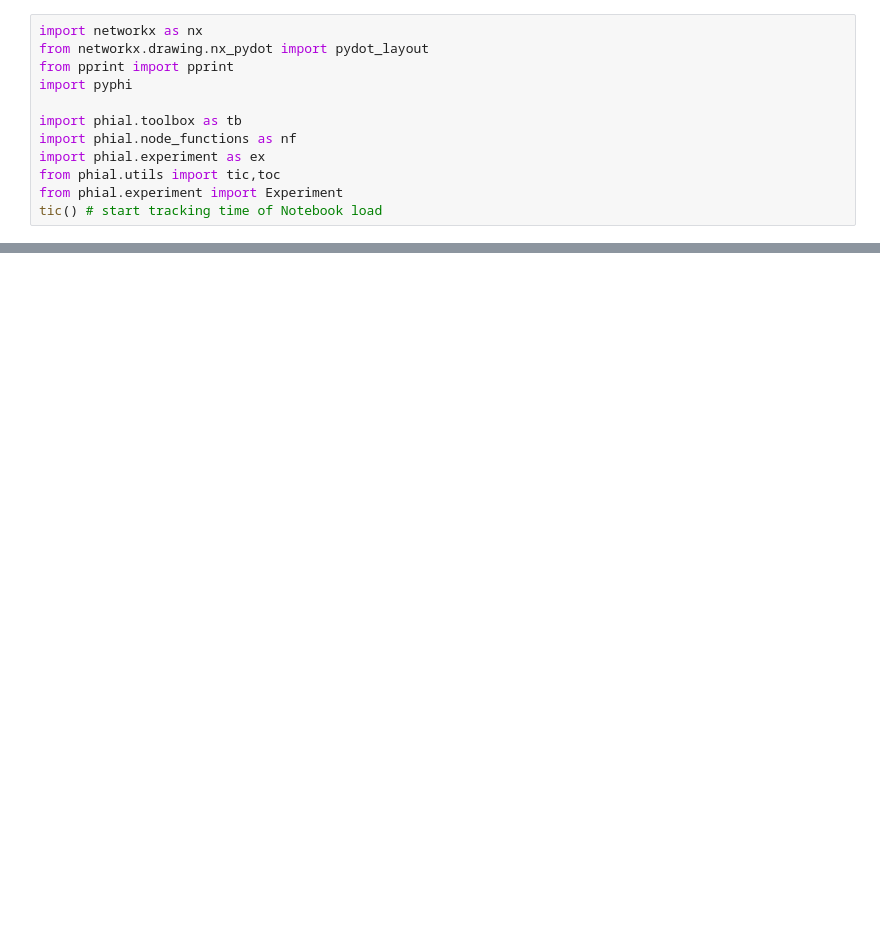
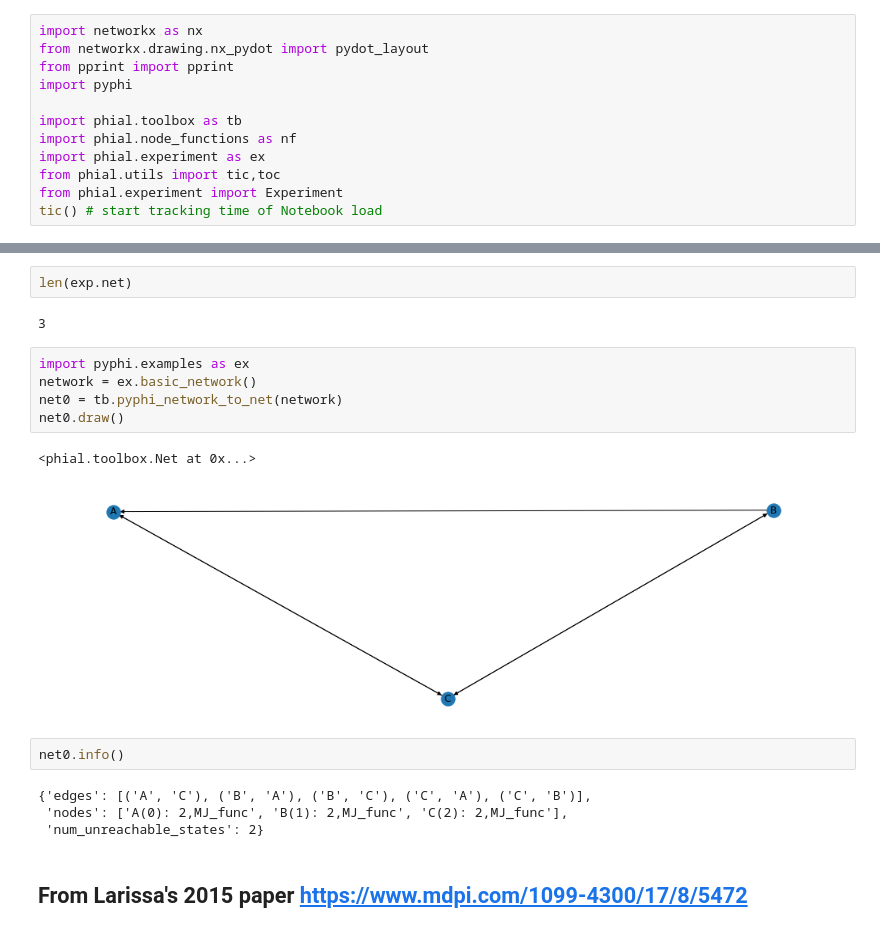
Before and after one commit to wesmith/phial, a Jupyter notebook: notebooks/toolbox.ipynb, the cells around one changed output, grey strips where cells are left out. Cells and saved outputs as stored; diff of their text form; blank space fills up the shorter version.

```diff
--- a/notebooks/toolbox.ipynb
+++ b/notebooks/toolbox.ipynb
@@ -49,0 +98,20 @@ exp1.net.info()
+# %%
+len(exp.net)
+# %% [output]
+3
+# %%
+import pyphi.examples as ex
+network = ex.basic_network()
+net0 = tb.pyphi_network_to_net(network)
+net0.draw()
+# %% [output]
+<phial.toolbox.Net at 0x...>
+[figure, added]
+# %%
+net0.info()
+# %% [output]
+{'edges': [('A', 'C'), ('B', 'A'), ('B', 'C'), ('C', 'A'), ('C', 'B')],
+ 'nodes': ['A(0): 2,MJ_func', 'B(1): 2,MJ_func', 'C(2): 2,MJ_func'],
+ 'num_unreachable_states': 2}
+# %% [markdown]
+## From Larissa's 2015 paper https://www.mdpi.com/1099-4300/17/8/5472
```
Also changed, not shown: parts of 13 cells of this notebook, 2 other files.
